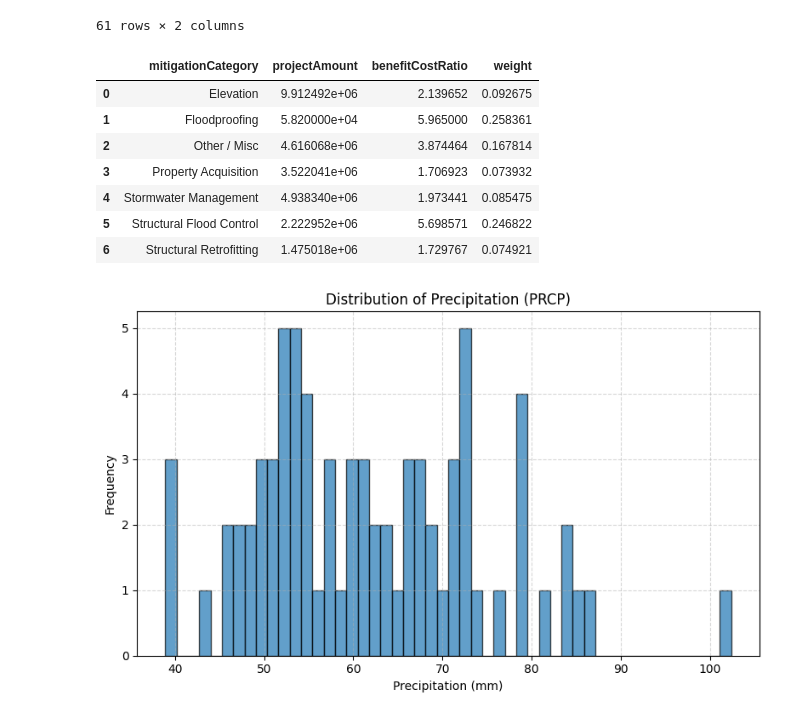
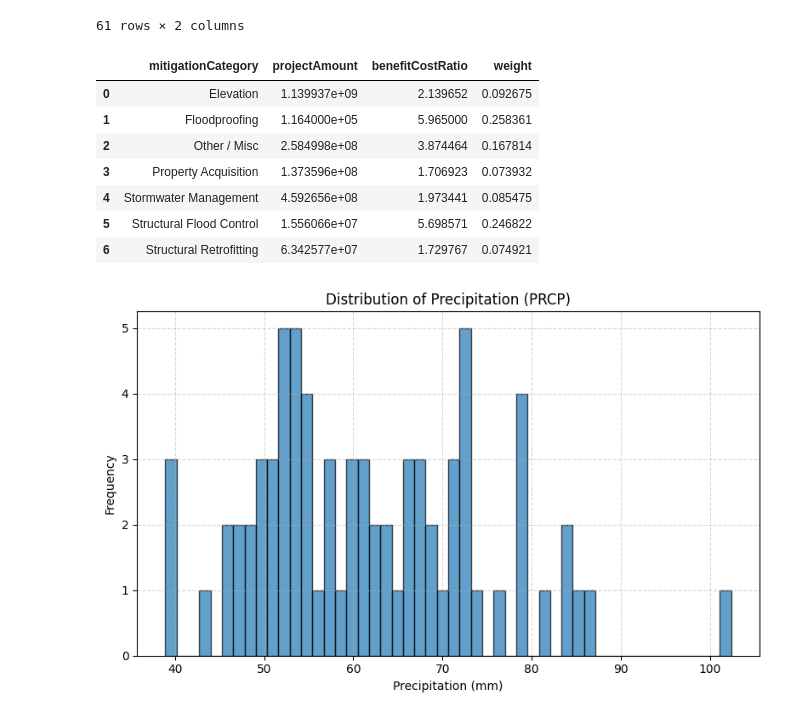
Before and after one commit to sarthakc123/Sarthak_Vinit_ClimateRiskMitigationMCSim, a Jupyter notebook: EDA_With_Markdown.ipynb, the cells around one changed output. Cells and saved outputs as stored; diff of their text form; code cells hidden in the pictures.

```diff
--- a/EDA_With_Markdown.ipynb
+++ b/EDA_With_Markdown.ipynb
@@ -868,41 +868,41 @@ def categorize(ptype):
         return "Structural Retrofitting"
     elif "stormwater" in ptype or "culvert" in ptype or "drainage" in ptype:
         return "Stormwater Management"
     elif "levee" in ptype or "floodwall" in ptype:
         return "Structural Flood Control"
     elif "natural" in ptype or "green" in ptype or "ecosystem" in ptype:
         return "Natural Infrastructure"
     elif "floodproof" in ptype:
         return "Floodproofing"
     else:
         return "Other / Misc"
 
 df['mitigationCategory'] = df['projectType'].apply(categorize)
 
 # Group by category
 summary = df.groupby('mitigationCategory').agg({
-    'projectAmount': 'mean',
+    'projectAmount': 'sum',
     'benefitCostRatio': 'mean'
 }).reset_index()
 
 # Normalize BCR for weight and reduction factor
 summary['weight'] = summary['benefitCostRatio'] / summary['benefitCostRatio'].sum()
 summary['reduction_factor'] = summary['weight']
 
 # Final DataFrame
 final_df = summary[['mitigationCategory', 'projectAmount', 'benefitCostRatio','weight']]
 
 # Display
 final_df
 # %% [output]
 |  | mitigationCategory | projectAmount | benefitCostRatio | weight |
-| 0 | Elevation | 9.912492e+06 | 2.139652 | 0.092675 |
-| 1 | Floodproofing | 5.820000e+04 | 5.965000 | 0.258361 |
-| 2 | Other / Misc | 4.616068e+06 | 3.874464 | 0.167814 |
-| 3 | Property Acquisition | 3.522041e+06 | 1.706923 | 0.073932 |
-| 4 | Stormwater Management | 4.938340e+06 | 1.973441 | 0.085475 |
-| 5 | Structural Flood Control | 2.222952e+06 | 5.698571 | 0.246822 |
-| 6 | Structural Retrofitting | 1.475018e+06 | 1.729767 | 0.074921 |
+| 0 | Elevation | 1.139937e+09 | 2.139652 | 0.092675 |
+| 1 | Floodproofing | 1.164000e+05 | 5.965000 | 0.258361 |
+| 2 | Other / Misc | 2.584998e+08 | 3.874464 | 0.167814 |
+| 3 | Property Acquisition | 1.373596e+08 | 1.706923 | 0.073932 |
+| 4 | Stormwater Management | 4.592656e+08 | 1.973441 | 0.085475 |
+| 5 | Structural Flood Control | 1.556066e+07 | 5.698571 | 0.246822 |
+| 6 | Structural Retrofitting | 6.342577e+07 | 1.729767 | 0.074921 |
 # %%
 df_rainfall_NOAirport=pd.read_csv("/content/4012474.csv")
 df_rainfall_NOAirport.columns
```
